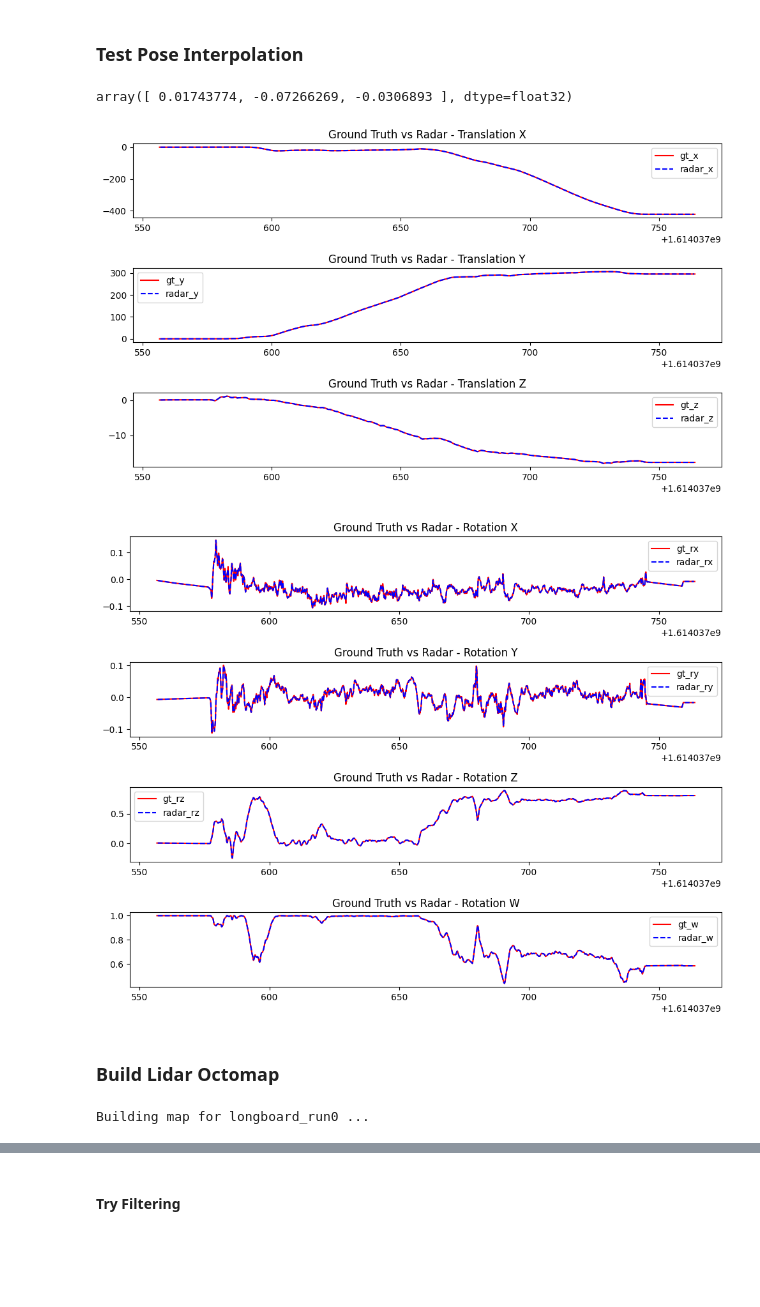
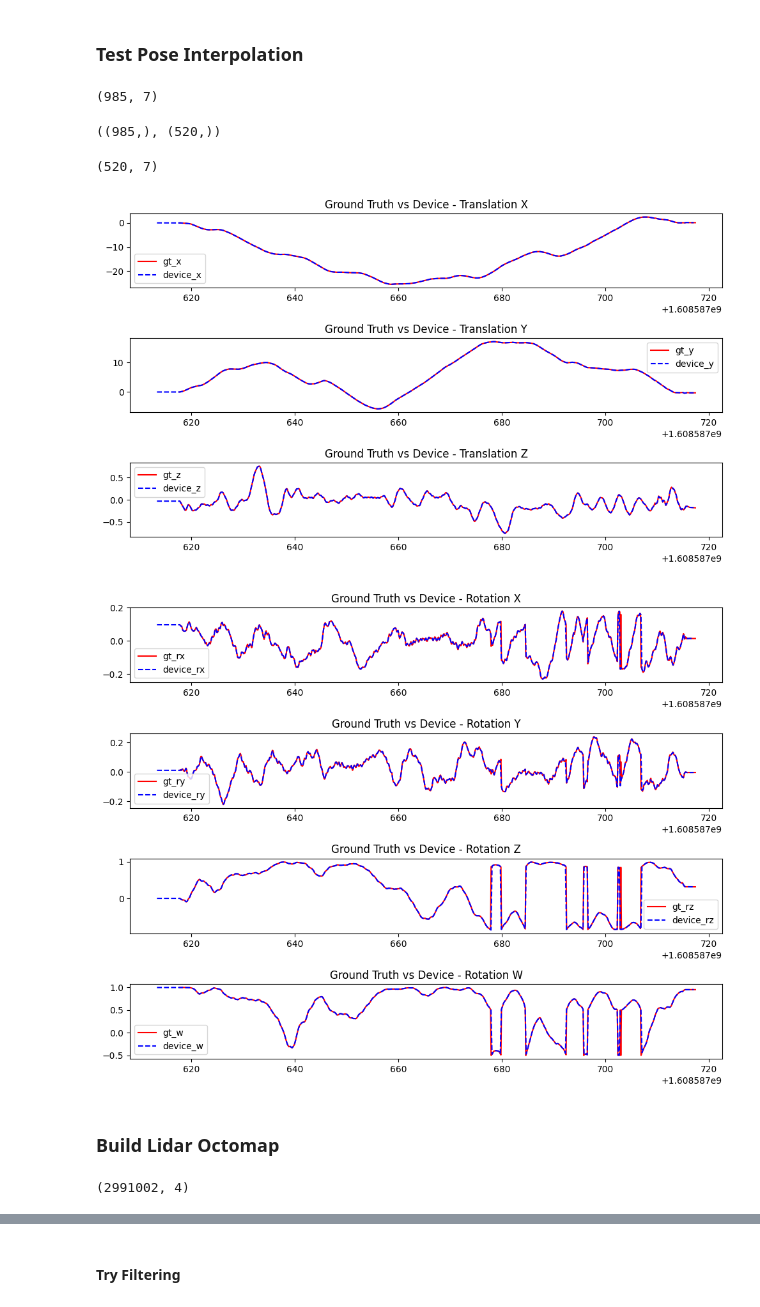
Before and after one commit to arpg/coloradar_plus_processing_tools, a Jupyter notebook: coloradar_plus_processing_tools/demo.ipynb, the cells around one changed output, grey strips where cells are left out. Saved outputs shown, nothing was run; the diff lists cells and outputs as text; code cells hidden in the pictures; blank space fills up the shorter version.

Commit message:
Return numpy arrays from dataset bindings

```diff
--- a/coloradar_plus_processing_tools/demo.ipynb
+++ b/coloradar_plus_processing_tools/demo.ipynb
@@ -70,22 +65,26 @@ show_radar_pointcloud(cloud, intensity_threshold_percent=50)
 # %% [markdown]
 ### Test Pose Interpolation
 # %%
-run = dataset.get_run(run_name)
 true_poses = run.get_poses()
+true_poses.shape
+# %% [output]
+(985, 7)
+# %%
+true_timestamps, cascade_timestamps = run.pose_timestamps(), run.cascade_timestamps()
+true_timestamps.shape, cascade_timestamps.shape
+# %% [output]
+((985,), (520,))
+# %%
+cascade_poses = run.interpolate_poses(true_poses, true_timestamps, cascade_timestamps)
+cascade_poses.shape
+# %% [output]
+(520, 7)
 # %%
-true_poses[0].translation()
+plot_poses(true_timestamps, true_poses, cascade_timestamps, cascade_poses)
 # %% [output]
-array([ 0.01743774, -0.07266269, -0.0306893 ], dtype=float32)
+[figure, added]
+[figure, added]
-# %%
-dataset.show_poses(run_name)
-# %% [output]
-[figure, removed]
-[figure, removed]
 # %% [markdown]
 ### Build Lidar Octomap
 # %%
-# for run_name in dataset.list_runs():
-#     dataset.build_octomap(run_name=run_name, map_resolution=0.25, horizontal_fov=360, vertical_fov=33.2, max_range=40)
-dataset.build_octomap(run_name=run_name, map_resolution=0.25, horizontal_fov=360, vertical_fov=33.2, max_range=40)
+run.create_lidar_octomap(map_resolution=0.25, lidar_total_horizontal_fov=360, lidar_total_vertical_fov=33.2, lidar_max_range=40)
-# %% [output]
-Building map for longboard_run0 ...
@@ -94 +91,6 @@ dataset.show_octomap_prob('ec_hallways_run0', prob_threshold=0)
+# %%
+map_pcl = run.get_lidar_octomap()
+map_pcl.shape
+# %% [output]
+(2991002, 4)
 # %%
```
Also changed, not shown: parts of 10 cells of this notebook, 4 other files.
